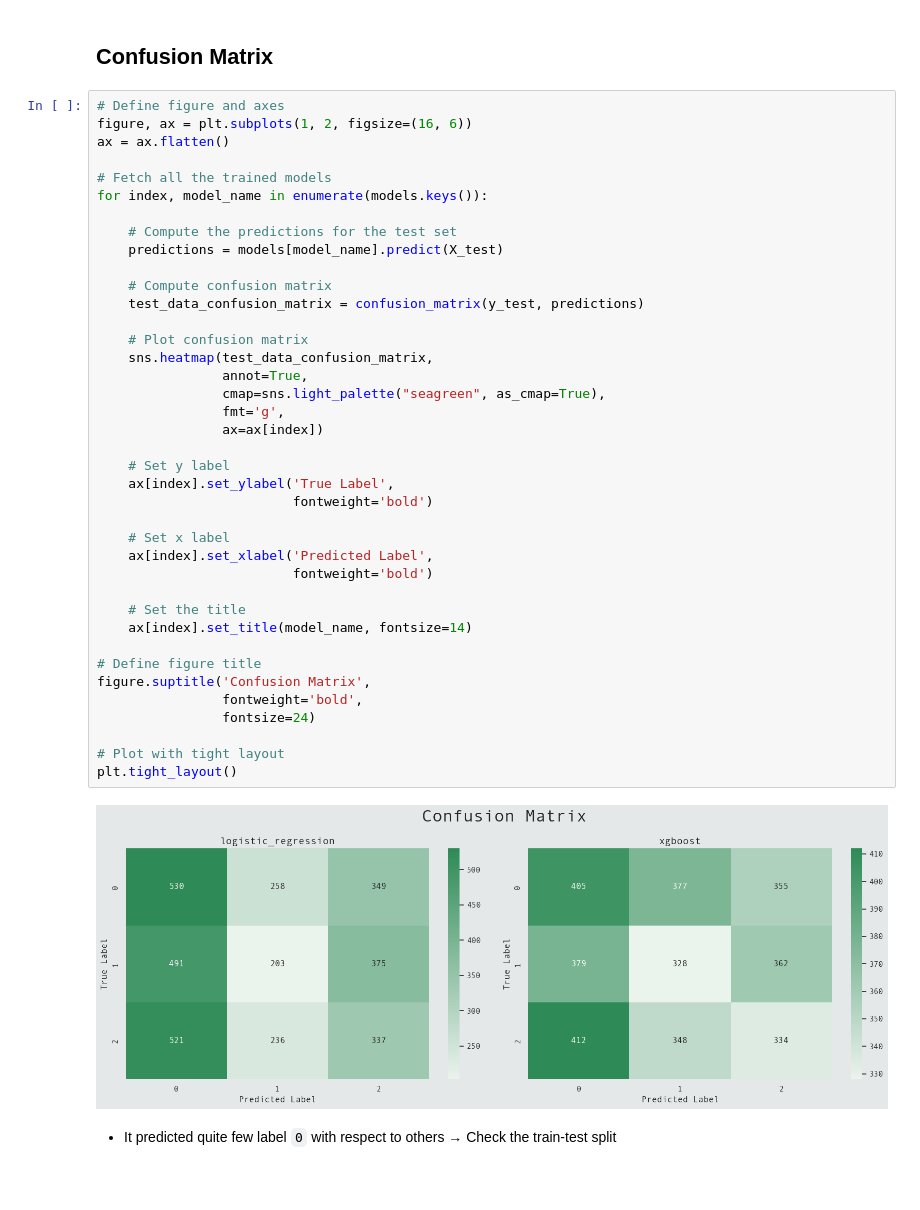
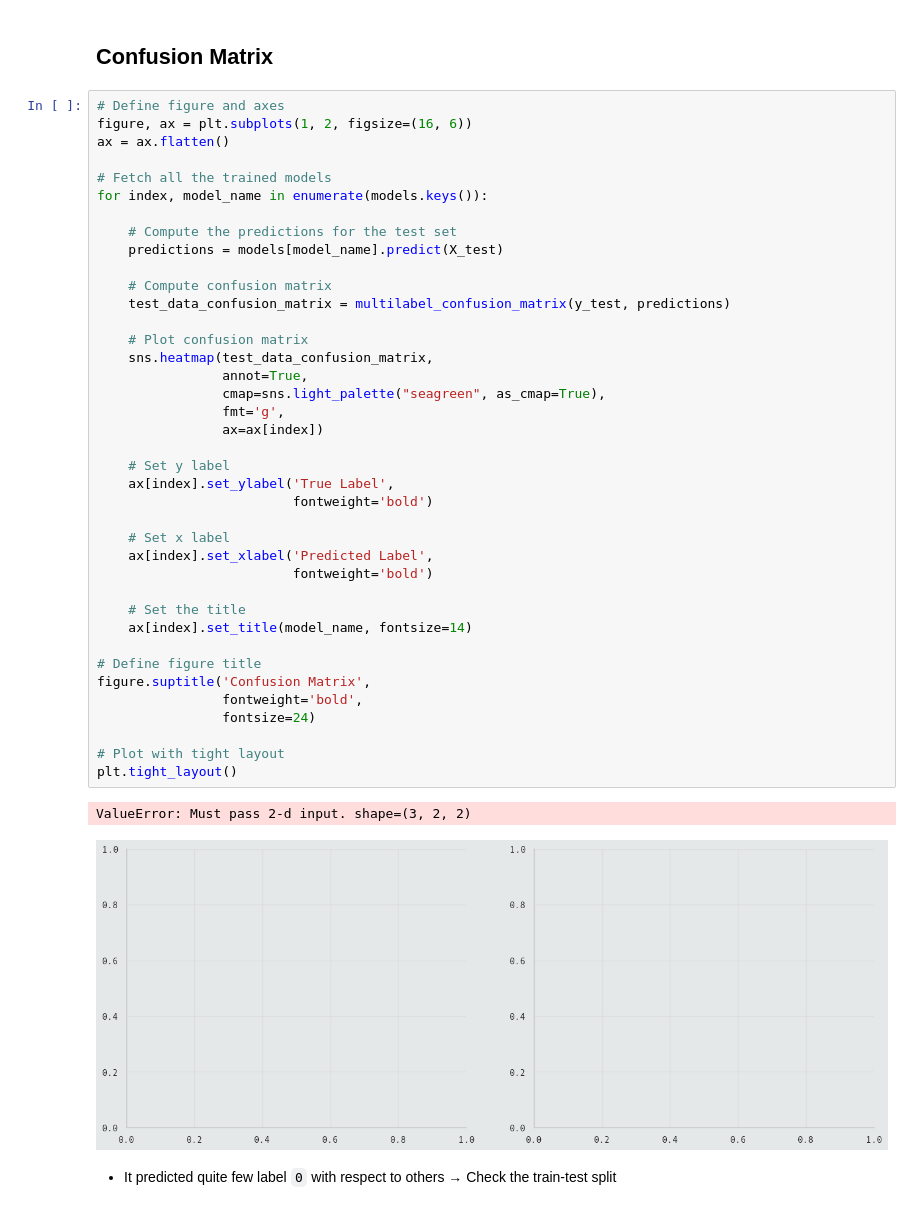
Before and after one commit to Volscente/MediBioticsAI, a Jupyter notebook: notebooks/healthcare_classification/model_training.ipynb, the cells around one changed output. Cells and saved outputs as stored; diff of their text form; blank space fills up the shorter version.

```diff
--- a/notebooks/healthcare_classification/model_training.ipynb
+++ b/notebooks/healthcare_classification/model_training.ipynb
@@ -386,34 +386,35 @@ for index, model_name in enumerate(models.keys()):
     predictions = models[model_name].predict(X_test)
 
     # Compute confusion matrix
-    test_data_confusion_matrix = confusion_matrix(y_test, predictions)
+    test_data_confusion_matrix = multilabel_confusion_matrix(y_test, predictions)
 
     # Plot confusion matrix
     sns.heatmap(test_data_confusion_matrix,
                 annot=True,
                 cmap=sns.light_palette("seagreen", as_cmap=True),
                 fmt='g',
                 ax=ax[index])
 
     # Set y label
     ax[index].set_ylabel('True Label',
                          fontweight='bold')
 
     # Set x label
     ax[index].set_xlabel('Predicted Label',
                          fontweight='bold')
 
     # Set the title
     ax[index].set_title(model_name, fontsize=14)
 
 # Define figure title
 figure.suptitle('Confusion Matrix',
                 fontweight='bold',
                 fontsize=24)
 
 # Plot with tight layout
 plt.tight_layout()
 # %% [output]
+ValueError: Must pass 2-d input. shape=(3, 2, 2)
-[figure, old version]
+[figure, new version]
 # %% [markdown]
 - It predicted quite few label `0` with respect to others &rarr; Check the train-test split
```
Also changed, not shown: parts of 3 cells of this notebook.
